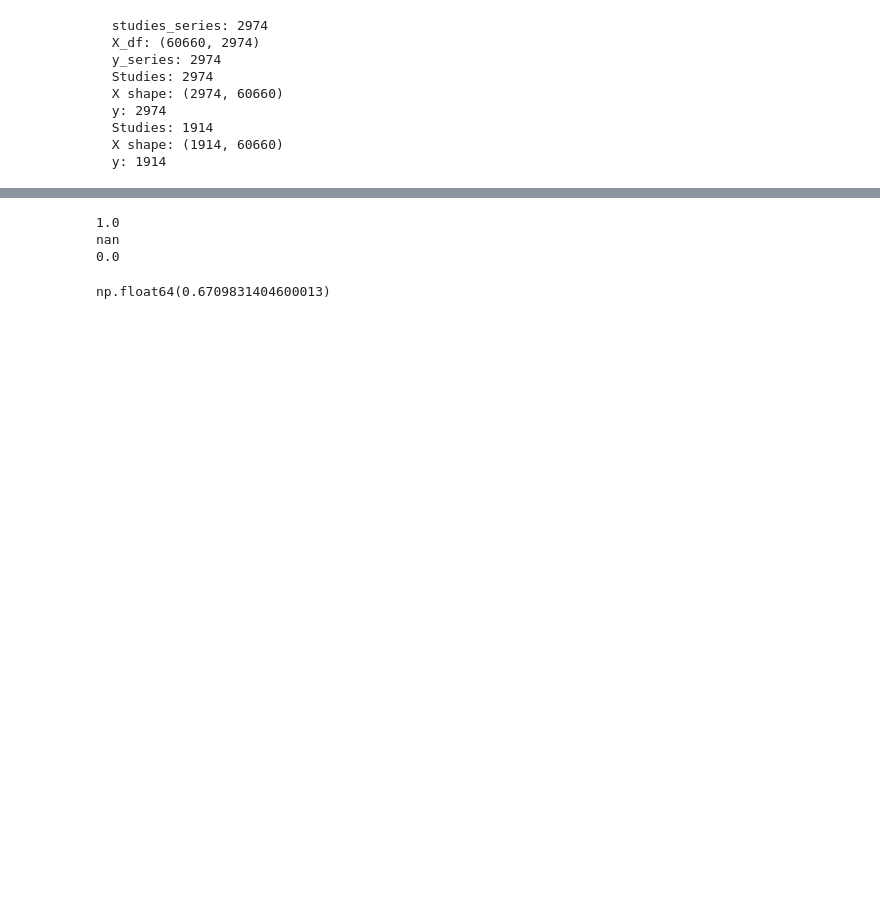
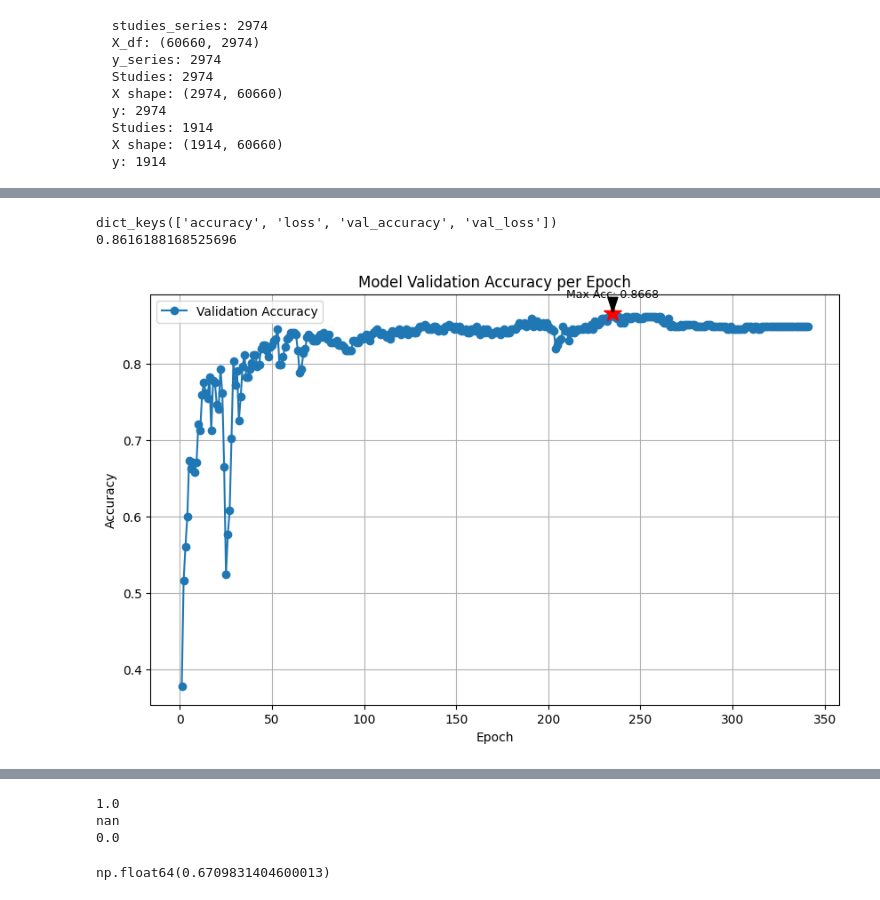
Before and after one commit to jeppeseverens/Leukem.ai, a Jupyter notebook: python/training.ipynb, the cells around one changed output, grey strips where cells are left out. Cells and saved outputs as stored; diff of their text form; code cells hidden in the pictures; blank space fills up the shorter version.

Commit message:
added neural network

```diff
--- a/python/training.ipynb
+++ b/python/training.ipynb
@@ -23,7 +23,8 @@ from sklearn.svm import SVC
 from xgboost import XGBClassifier
 # %%
 from train_test import load_data, filter_data, encode_labels, conditional_f1
-X, y, study_labels = load_data("/home/jeppe/Documents/Leukem.ai/data")
+import pyarrow
+X, y, study_labels = load_data("../data")
 X, y, study_labels = filter_data(X, y, study_labels, min_n = 20)
 y, label_mapping = encode_labels(y)
 # %% [output]
@@ -79,0 +62,5 @@ pipe = Pipeline([
+# %%
+X_mod = pipe.fit_transform(X=X,y=y, feature_selection__study_per_patient = study_labels, feature_selection__n_genes = 10000)
+# %%
+model = NeuralNet(**params)
+model = model.fit(X_mod, y)  # will use validation_split from params
@@ -79,0 +86,56 @@ pipe = Pipeline([
+# %%
+print(model.model.history.history.keys())
+print(max(model.model.history.history['val_accuracy']))
+# %% [output]
+dict_keys(['accuracy', 'loss', 'val_accuracy', 'val_loss'])
+0.8616188168525696
+# %%
+import matplotlib.pyplot as plt
+
+# Access the training history - using 'val_accuracy' now
+val_accuracy = model.model.history.history['val_accuracy']
+
+# Create the x-axis values (epochs)
+# Starts from 1 for better readability of epochs
+xc = range(1, len(val_accuracy) + 1)
+
+# Find the maximum accuracy and its corresponding epoch index
+max_accuracy = max(val_accuracy)
+# Get the index of the first occurrence of max_accuracy
+max_index = val_accuracy.index(max_accuracy)
+# Adjust index to epoch number (index + 1)
+max_epoch = xc[max_index]
+
+# --- Plotting ---
+# Create a figure and an axes object
+fig, ax = plt.subplots(figsize=(10, 6)) # Adjust figure size as needed
+
+# Plot the validation accuracy
+ax.plot(xc, val_accuracy, label='Validation Accuracy', marker='o', linestyle='-') # Changed label
+
+# Add labels and title for clarity
+ax.set_xlabel('Epoch')
+ax.set_ylabel('Accuracy') # Changed y-axis label
+ax.set_title('Model Validation Accuracy per Epoch') # Changed title
+ax.legend() # Show the legend
+ax.grid(True) # Add a grid for easier reading
+
+# --- Highlight the maximum accuracy ---
+# Add an annotation for the maximum point
+ax.annotate(f'Max Acc: {max_accuracy:.4f}', # Text to display (formatted to 4 decimal places)
+            xy=(max_epoch, max_accuracy),    # Point to annotate (epoch, accuracy)
+            xytext=(max_epoch, max_accuracy + 0.02), # Position of the text (slightly above the point)
+            arrowprops=dict(facecolor='black', shrink=0.05, width=1, headwidth=8), # Arrow properties
+            fontsize=9,
+            ha='center') # Horizontal alignment of the text
+
+# Optionally, add a marker specifically for the max point
+ax.plot(max_epoch, max_accuracy, marker='*', markersize=15, color='red', linestyle='', label=f'Max Accuracy ({max_accuracy:.4f}) at Epoch {max_epoch}')
+# Update legend to include the max point marker (optional, can make legend busy)
+# ax.legend()
+
+
+# Display the plot
+plt.show()
+# %% [output]
+[figure, added]
```
Also changed, not shown: parts of 5 cells of this notebook, 4 other files.
